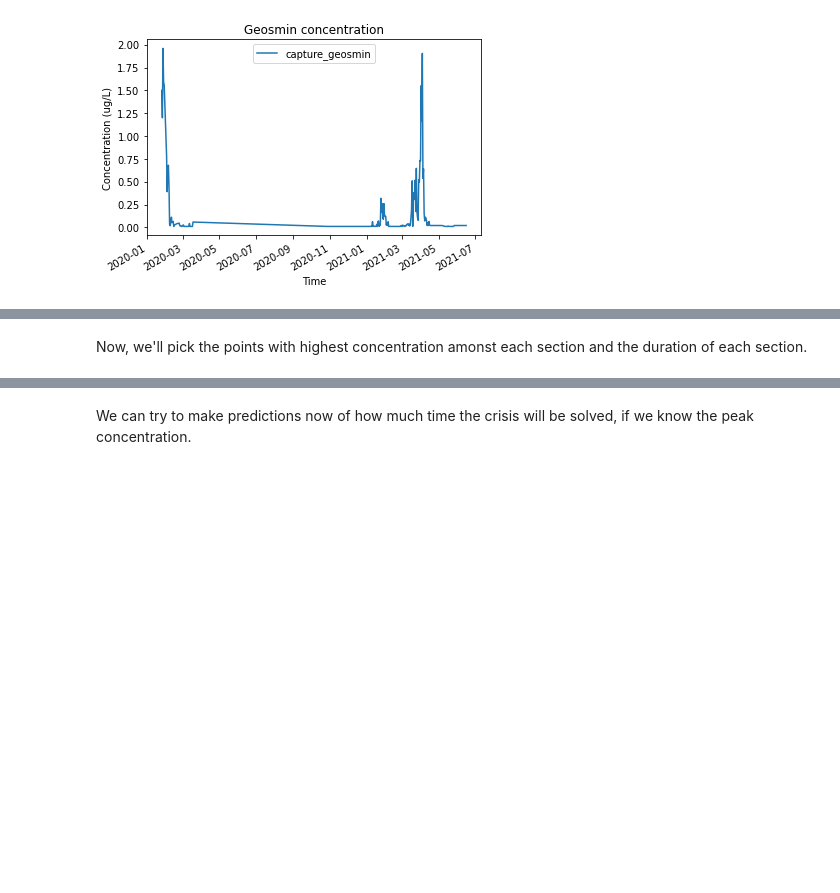
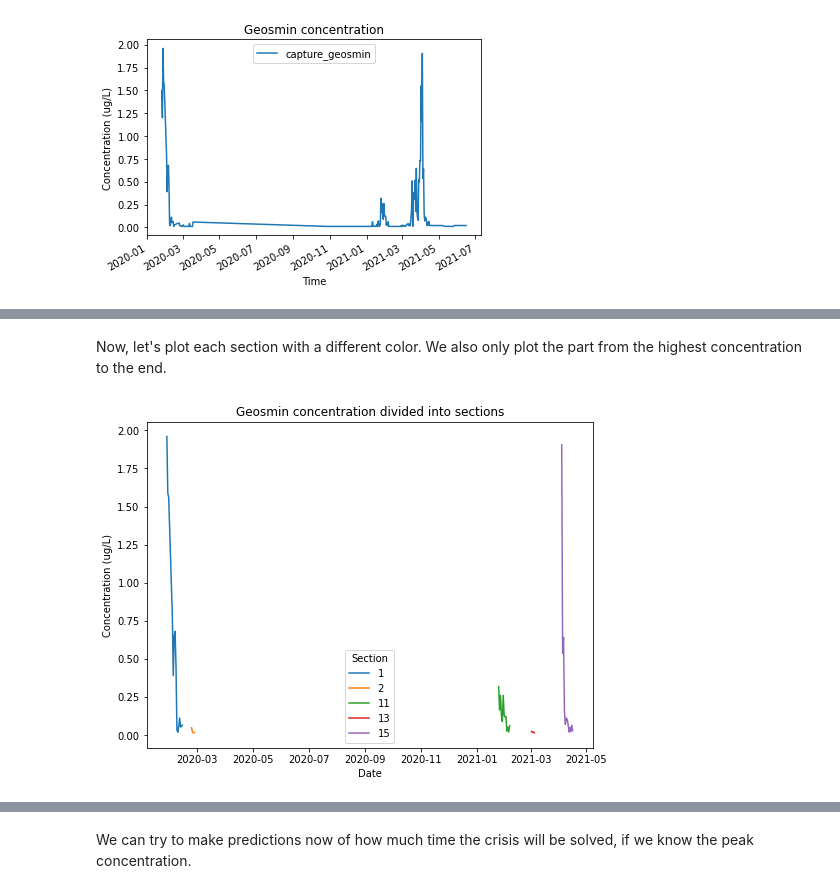
Before and after one commit to guidanoli/inf1032, a Jupyter notebook: guandu_geosmin_crisis_forecast.ipynb, the cells around one changed output, grey strips where cells are left out. Saved outputs shown, nothing was run; the diff lists cells and outputs as text; code cells hidden in the pictures; blank space fills up the shorter version.

```diff
--- a/guandu_geosmin_crisis_forecast.ipynb
+++ b/guandu_geosmin_crisis_forecast.ipynb
@@ -83,2 +81,2 @@ df3['capture_geosmin_section'] = sections
 # %% [markdown]
-Now, we'll pick the points with highest concentration amonst each section and the duration of each section.
+Now, let's plot each section with a different color. We also only plot the part from the highest concentration to the end.
@@ -99,0 +83,17 @@ df4 = df4[(df4.duration >= 7)]
+# %%
+sections = {}
+plt.figure(figsize=[8, 6])
+plt.title('Geosmin concentration divided into sections')
+plt.xlabel('Date')
+plt.ylabel('Concentration (ug/L)')
+for section in range(1,nsections+1):
+    df = df3[df3.section == section][['capture_geosmin']]
+    peakday = df.index[np.argmax(df.capture_geosmin)]
+    df = df[df.index >= peakday]
+    if len(df) > 1 and df.capture_geosmin[peakday] > 0.02:
+        sections[section] = df
+        plt.plot(df.capture_geosmin, label=section)
+plt.legend(title='Section', loc='best')
+plt.show()
+# %% [output]
+[figure, added]
```
Also changed, not shown: parts of 14 cells of this notebook.
